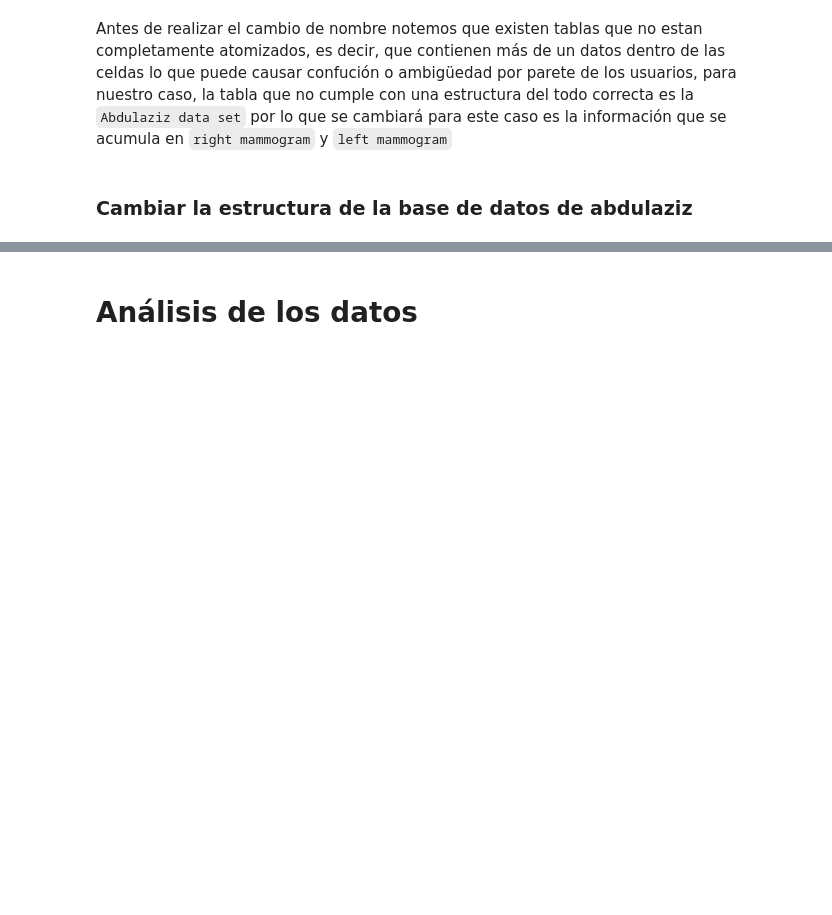
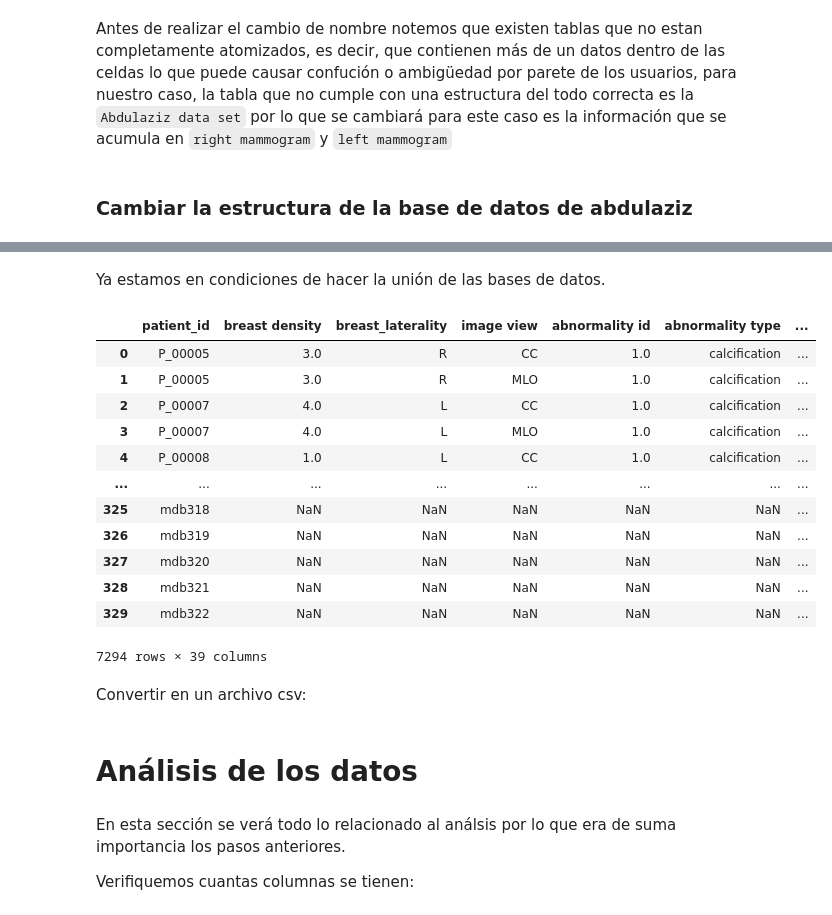
Before and after one commit to Mani80624/breastCancer, a Jupyter notebook: EstudioPython.ipynb, the cells around one changed output, grey strips where cells are left out. Saved outputs shown, nothing was run; the diff lists cells and outputs as text; code cells hidden in the pictures; blank space fills up the shorter version.

```diff
--- a/EstudioPython.ipynb
+++ b/EstudioPython.ipynb
@@ -195,0 +240,5 @@ Antes de realizar el cambio de nombre notemos que existen tablas que no estan co
+# %%
+"""Para la base de datos de Abdulaziz se cambian los nombres de las columnas:
+patientID por patient_id, laterality por breast laterality"""
+abdulaziz_modificate = abdulaziz_modificate.rename(columns={'patientID':'patient_id', 'laterality':'breast_laterality'})
+abdulaziz_modificate.head()
@@ -195,0 +274,4 @@ Antes de realizar el cambio de nombre notemos que existen tablas que no estan co
+# %%
+# en este caso cambiaremos REFNUM por 'patient_id' y SEVERITY por 'pathology'
+mias = mias.rename(columns={'REFNUM':'patient_id', 'SEVERITY':'pathology'})
+mias.head()
@@ -195,0 +290,7 @@ Antes de realizar el cambio de nombre notemos que existen tablas que no estan co
+# %%
+copy_CBIS_DDSM = CBIS_DDSM
+
+copy_CBIS_DDSM.breast_laterality = copy_CBIS_DDSM.breast_laterality.replace({'RIGHT':'R', 'LEFT':'L'})
+copy_CBIS_DDSM.pathology = copy_CBIS_DDSM.pathology.replace({'MALIGNANT':'M', 'BENIGN':'B'})
+
+copy_CBIS_DDSM.head()
@@ -195,0 +304,21 @@ Antes de realizar el cambio de nombre notemos que existen tablas que no estan co
+# %% [markdown]
+Ya estamos en condiciones de hacer la unión de las bases de datos.
+# %%
+df = pd.concat([copy_CBIS_DDSM,abdulaziz_modificate,inbreast,mias])
+df
+# %% [output]
+|  | patient_id | breast density | breast_laterality | image view | abnormality id | abnormality type | ... |
+| 0 | P_00005 | 3.0 | R | CC | 1.0 | calcification | ... |
+| 1 | P_00005 | 3.0 | R | MLO | 1.0 | calcification | ... |
+| 2 | P_00007 | 4.0 | L | CC | 1.0 | calcification | ... |
+| 3 | P_00007 | 4.0 | L | MLO | 1.0 | calcification | ... |
+| 4 | P_00008 | 1.0 | L | CC | 1.0 | calcification | ... |
+| ... | ... | ... | ... | ... | ... | ... | ... |
+| 325 | mdb318 | NaN | NaN | NaN | NaN | NaN | ... |
+| 326 | mdb319 | NaN | NaN | NaN | NaN | NaN | ... |
+| 327 | mdb320 | NaN | NaN | NaN | NaN | NaN | ... |
+| 328 | mdb321 | NaN | NaN | NaN | NaN | NaN | ... |
+| 329 | mdb322 | NaN | NaN | NaN | NaN | NaN | ... |
+7294 rows × 39 columns
+# %% [markdown]
+Convertir en un archivo csv:
@@ -196,2 +327,6 @@ Antes de realizar el cambio de nombre notemos que existen tablas que no estan co
 # %% [markdown]
 # Análisis de los datos
+# %% [markdown]
+En esta sección se verá todo lo relacionado al análsis por lo que era de suma importancia los pasos anteriores.
+
+Verifiquemos cuantas columnas se tienen:
```
Also changed, not shown: parts of 13 cells of this notebook, 5 other files.
